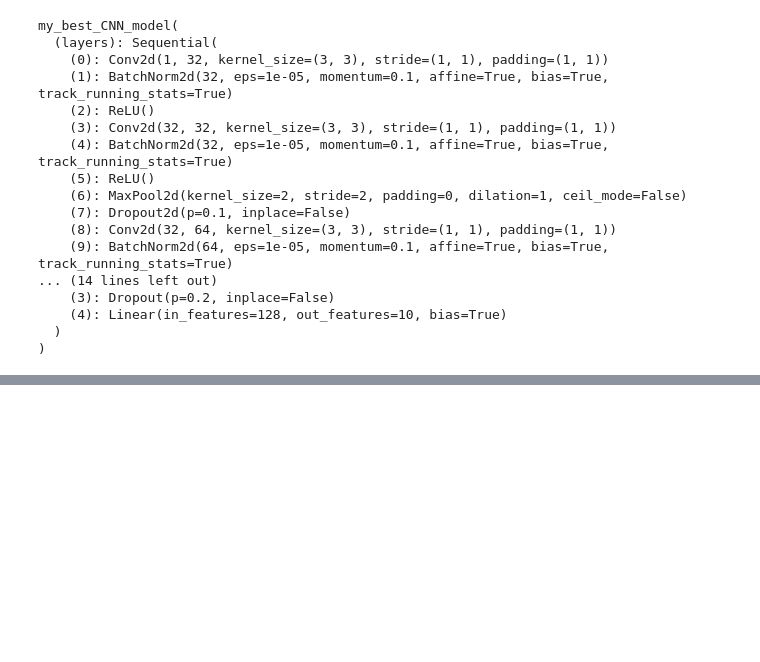
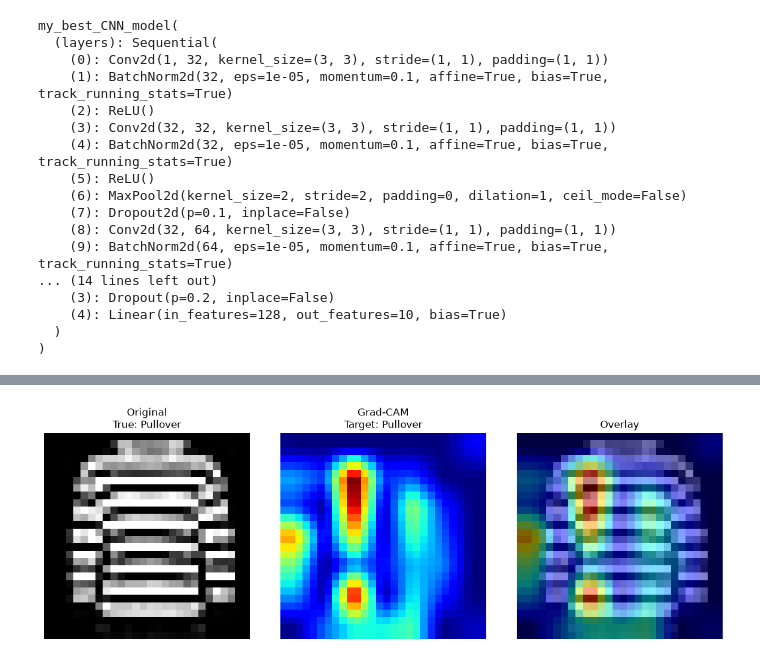
Before and after one commit to keljorden/gradcam, a Jupyter notebook: model_comp.ipynb, the cells around one changed output, grey strips where cells are left out. Saved outputs shown, nothing was run; the diff lists cells and outputs as text; code cells hidden in the pictures; blank space fills up the shorter version.

```diff
--- a/model_comp.ipynb
+++ b/model_comp.ipynb
@@ -452,0 +464,9 @@ my_gradcam(
+# %%
+my_gradcam(
+    model = best_model,
+    data_sample = get_random_test_data(),
+    target = new_target_best,
+    device = device
+)
+# %% [output]
+[figure, added]
```
Also changed, not shown: parts of 9 cells of this notebook.
